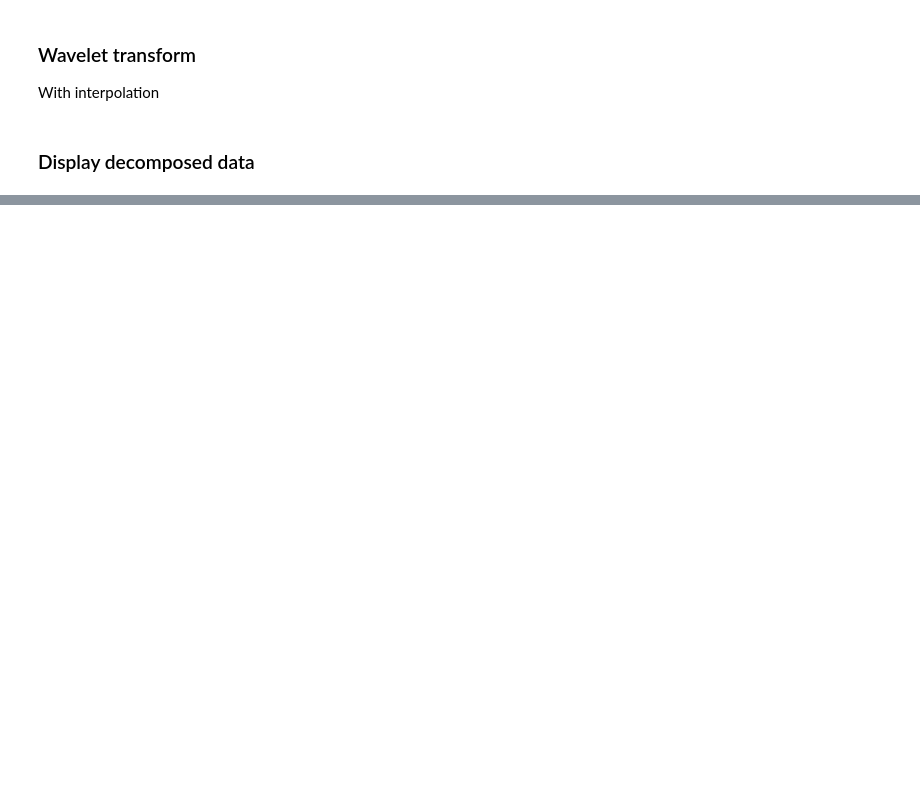
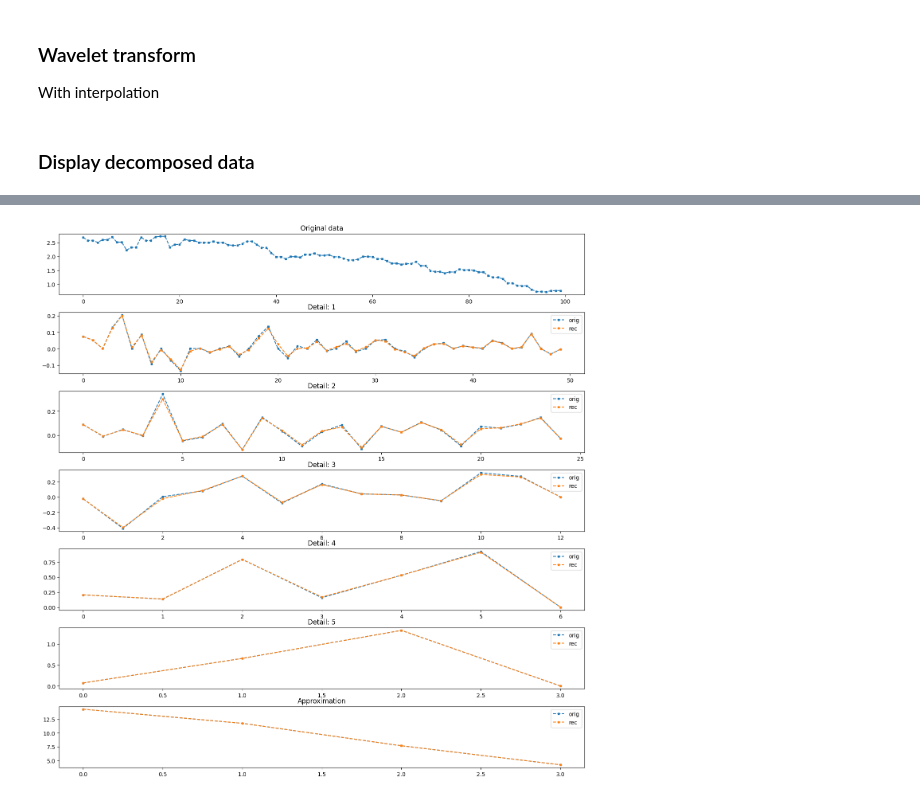
Before and after one commit to aszfaltos/wp_former, a Jupyter notebook: wavelet_experiments.ipynb, the cells around one changed output, grey strips where cells are left out. Saved outputs shown, nothing was run; the diff lists cells and outputs as text; code cells hidden in the pictures; blank space fills up the shorter version.

```diff
--- a/wavelet_experiments.ipynb
+++ b/wavelet_experiments.ipynb
@@ -96,0 +104,3 @@ plt.show()
+# %%
+coefs_rec = wavelet.WaveletWrapper.reconstruct(coefs, 'haar', False)
+interp_rec, rec = wavelet.WaveletWrapper.reconstruct(interpolated, 'haar', True)
@@ -96,0 +119,23 @@ plt.show()
+# %%
+plt.rcParams['figure.figsize'] = [14, 14]
+
+fig, axs = plt.subplots(len(coefs) + 1)
+fig.tight_layout()
+
+axs[0].plot(sample['Power'], marker='s', linestyle='--', markersize=3)
+axs[0].set_title('Original data')
+
+for idx, (ax, det, re) in enumerate(zip(axs[1:-1], reversed(coefs[1:]), reversed(rec[1:]))):
+    ax.plot(det, marker='s', linestyle='--', markersize=3, label='orig')
+    ax.plot(re, marker='s', linestyle='--', markersize=3, label='rec')
+    ax.legend()
+    ax.set_title(f'Detail: {idx + 1}')
+
+axs[-1].plot(coefs[0], marker='s', linestyle='--', markersize=3, label='orig')
+axs[-1].plot(rec[0], marker='s', linestyle='--', markersize=3, label='rec')
+axs[-1].set_title('Approximation')
+
+plt.legend()
+plt.show()
+# %% [output]
+[figure, added]
```
Also changed, not shown: parts of 10 cells of this notebook, 1 other file.
